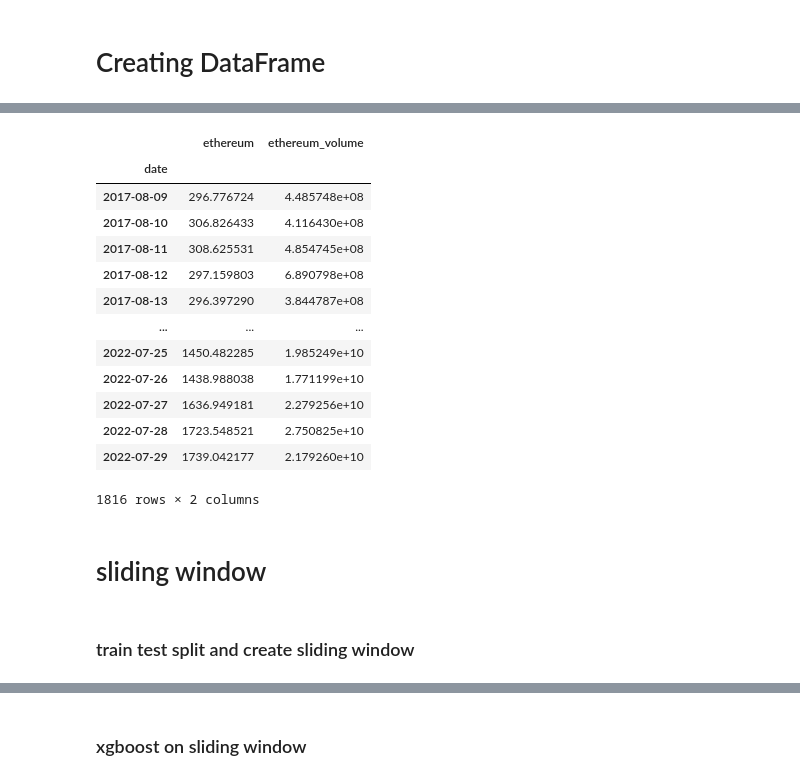
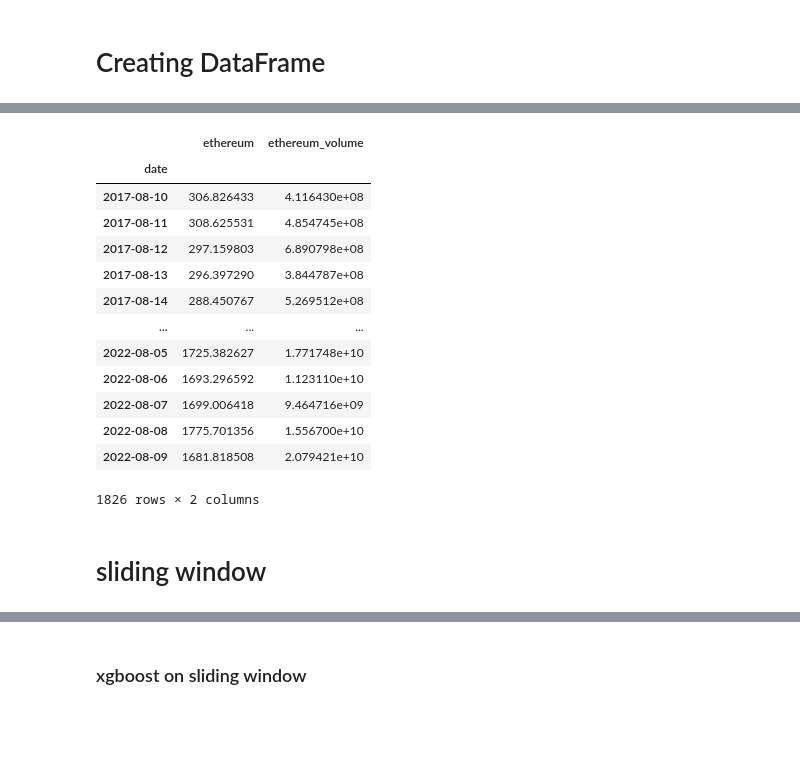
Before and after one commit to ValverdeDaniel/CryptoMachineLearning, a Jupyter notebook: Danny/crypto_LSTM2.ipynb, the cells around one changed output, grey strips where cells are left out. Drawn from its saved outputs; the diff is of its cells as text; code cells hidden in the pictures; blank space fills up the shorter version.

```diff
--- a/Danny/crypto_LSTM2.ipynb
+++ b/Danny/crypto_LSTM2.ipynb
@@ -210,25 +211,23 @@ mydf.dropna(inplace=True)
 # %%
 my_data = mydf
 # display(my_data.tail(10))
-my_data.drop(my_data.tail(10).index,
-        inplace = True)
+# my_data.drop(my_data.tail(10).index,
+#         inplace = True)
 display(my_data)
 # %% [output]
 |  | ethereum | ethereum_volume |
 | date |  |  |
-| 2017-08-09 | 296.776724 | 4.485748e+08 |
 | 2017-08-10 | 306.826433 | 4.116430e+08 |
 | 2017-08-11 | 308.625531 | 4.854745e+08 |
 | 2017-08-12 | 297.159803 | 6.890798e+08 |
 | 2017-08-13 | 296.397290 | 3.844787e+08 |
+| 2017-08-14 | 288.450767 | 5.269512e+08 |
 | ... | ... | ... |
-| 2022-07-25 | 1450.482285 | 1.985249e+10 |
-| 2022-07-26 | 1438.988038 | 1.771199e+10 |
-| 2022-07-27 | 1636.949181 | 2.279256e+10 |
-| 2022-07-28 | 1723.548521 | 2.750825e+10 |
-| 2022-07-29 | 1739.042177 | 2.179260e+10 |
+| 2022-08-05 | 1725.382627 | 1.771748e+10 |
+| 2022-08-06 | 1693.296592 | 1.123110e+10 |
+| 2022-08-07 | 1699.006418 | 9.464716e+09 |
+| 2022-08-08 | 1775.701356 | 1.556700e+10 |
+| 2022-08-09 | 1681.818508 | 2.079421e+10 |
-1816 rows × 2 columns
+1826 rows × 2 columns
 # %% [markdown]
 # sliding window
-# %% [markdown]
-### train test split and create sliding window
```
Also changed, not shown: parts of 31 cells of this notebook.
